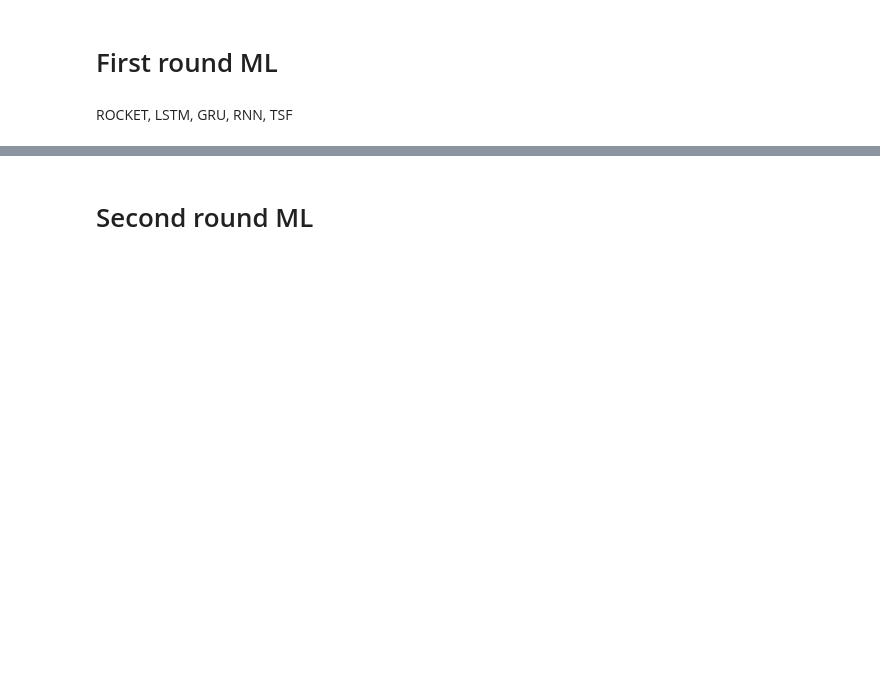
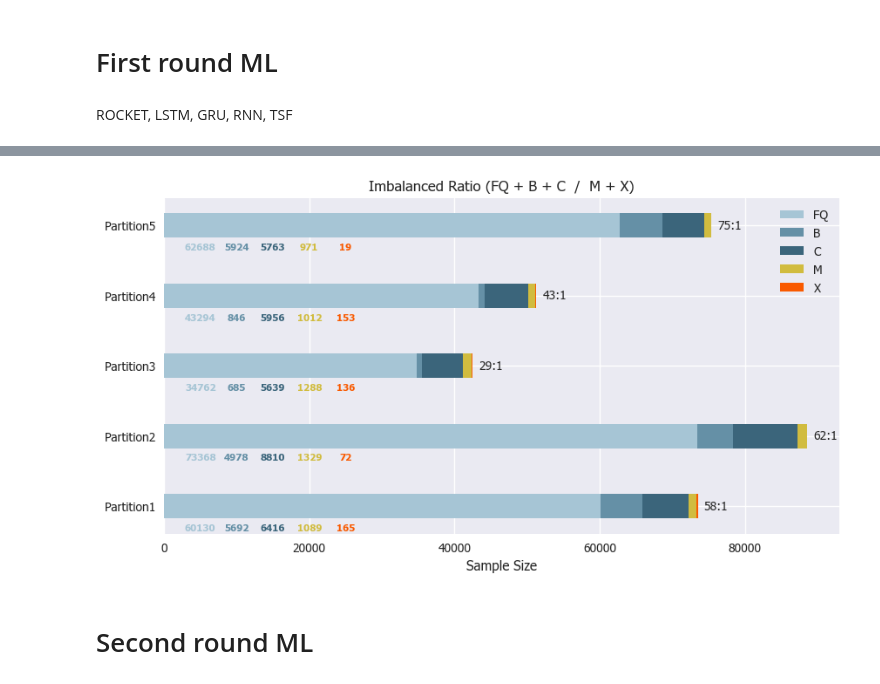
Before and after one commit to samresume/FlarePredict-DataPrep-Sampling-SWANSF, a Jupyter notebook: SWANSF-DataPreProcessing.ipynb, the cells around one changed output, grey strips where cells are left out. Cells and saved outputs as stored; diff of their text form; code cells hidden in the pictures; blank space fills up the shorter version.

```diff
--- a/SWANSF-DataPreProcessing.ipynb
+++ b/SWANSF-DataPreProcessing.ipynb
@@ -499,0 +627,99 @@ SMOTE, ADASYN, TimeGAN, Noise Injection (On minority classes {X and M})
+# %%
+flare_types = {"FQ": [0,0,0,0,0], "B": [0,0,0,0,0], "C": [0,0,0,0,0], "M": [0,0,0,0,0], "X": [0,0,0,0,0]}
+imbalanced = {1: [0,0], 2: [0,0], 3: [0,0], 4: [0,0], 5: [0,0]}
+
+plt.style.use('seaborn-v0_8')
+
+
+font = {'family' : 'Tahoma',
+        'weight' : 'normal',
+        'size'   : 8}
+
+matplotlib.rc('font', **font)
+
+color = ['#a6c5d5','#6590a6','#3b657b','#d1bc3f','#f95a00']
+group = ["Partition1", "Partition2", "Partition3", "Partition4", "Partition5"]
+
+
+for i in range(1,6):
+
+    # For each objects flare type sort into M, X, C, B, or FQ, otherwise skip
+    for j in labels[i-1]['FLARE_TYPE']:
+        if "M" in j:
+            flare_types["M"][i-1] +=1
+            imbalanced[i][0] +=1
+        elif "X" in j:
+            flare_types["X"][i-1] +=1
+            imbalanced[i][0] +=1
+        elif "C" in j:
+            flare_types["C"][i-1] +=1
+            imbalanced[i][1] +=1
+        elif "B" in j:
+            flare_types["B"][i-1] +=1
+            imbalanced[i][1] +=1
+        elif "FQ" in j:
+            flare_types["FQ"][i-1] +=1
+            imbalanced[i][1] +=1
+        else:
+            continue
+
+
+fig, ax = plt.subplots(sharey=True,
+  figsize=(10, 5))
+
+left = np.zeros(len(flare_types.keys()))
+
+for i, col in enumerate(flare_types.keys()):
+    ax.barh(
+        group, flare_types[col], height=0.35, left=left, label=col, color=color[i])
+    left += np.array(flare_types[col])
+
+
+
+totals = [0,0,0,0,0]
+for i in range(0,5):
+    totals[i] = flare_types['FQ'][i] + flare_types['B'][i] + flare_types['C'][i] + flare_types['M'][i] + \
+    flare_types['X'][i]
+
+y_offset = 2500
+x_offset = - 0.05
+for i, total in enumerate(totals):
+    ax.text(total + y_offset, i + x_offset, str(str(round(imbalanced[i+1][1] / imbalanced[i+1][0]))+":1"),
+            ha='center', weight='normal', size=10)
+
+# Let's put the annotations inside the bars themselves by using a
+# negative offset.
+x_offset = -0.35
+y_offset = -2000
+# For each patch (basically each rectangle within the bar), add a label.
+
+# For each patch (basically each rectangle within the bar), add a label.
+count = 0
+color_number = 0
+for bar in ax.patches:
+    if count == 5:
+        color_number += 1
+        count = 0
+    count += 1
+
+    ax.text(
+      # Put the text in the middle of each bar. get_x returns the start
+      # so we add half the width to get to the middle.
+      5000 + color_number * 5000,
+      # Vertically, add the height of the bar to the start of the bar,
+      # along with the offset.
+      bar.get_y() + bar.get_height() / 2 + x_offset,
+      # This is actual value we'll show.
+      round(bar.get_width()),
+      # Center the labels and style them a bit.
+      ha='center',
+      color=color[color_number],
+      weight='bold',
+      size=8
+  )
+
+ax.set_title("Imbalanced Ratio (FQ + B + C  /  M + X)")
+ax.set_xlabel('Sample Size')
+
+ax.legend()
+# %% [output]
@@ -499,0 +727 @@ SMOTE, ADASYN, TimeGAN, Noise Injection (On minority classes {X and M})
+[figure, added]
```
Also changed, not shown: parts of 25 cells of this notebook.
